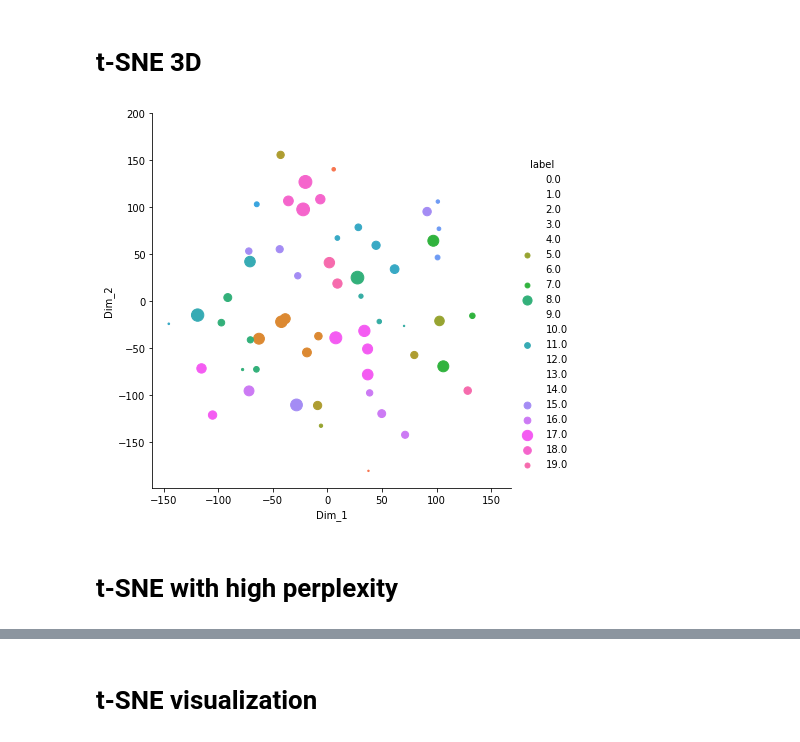
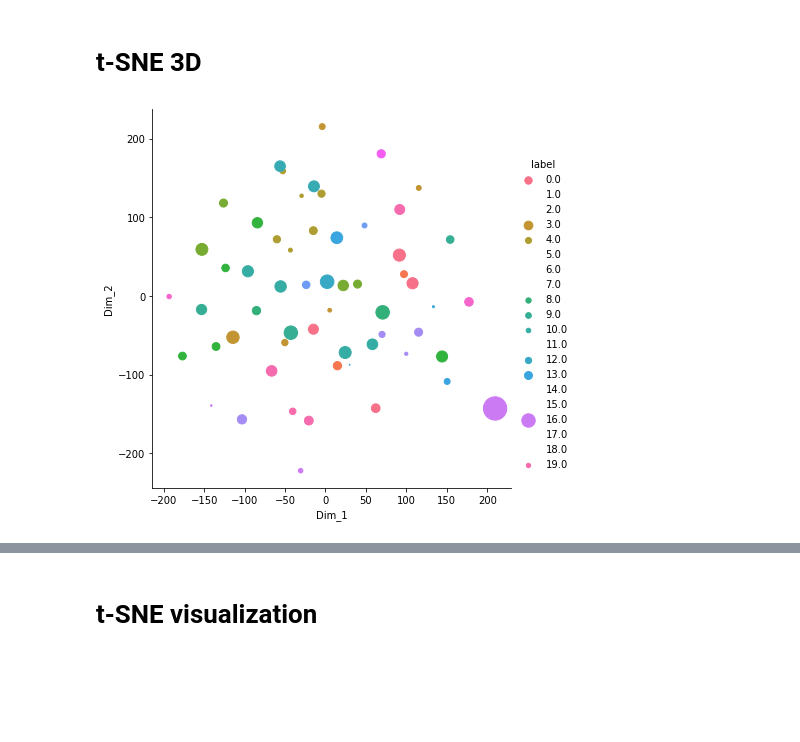
Before and after one commit to SRatna/RAML-morphed-faces, a Jupyter notebook: feature_extraction.ipynb, the cells around one changed output, grey strips where cells are left out. Saved outputs shown, nothing was run; the diff lists cells and outputs as text; code cells hidden in the pictures; blank space fills up the shorter version.

Commit message:
experimented with different perplexity value for tsne

```diff
--- a/feature_extraction.ipynb
+++ b/feature_extraction.ipynb
@@ -49,7 +49,6 @@ def initialize_model():
     return network
 
 def image_encoding(model, facepaths):
-    print('==> compute image-level feature encoding.')
     num_faces = len(facepaths)
     face_feats = np.empty((num_faces, 2048))
     imgpaths = facepaths
@@ -62,11 +61,9 @@ def image_encoding(model, facepaths):
         end = min((c + 1) * batch_size, num_faces)
         # This is different from the Keras model where the normalization has been done inside the model.
         face_feats[start:end] = f / np.sqrt(np.sum(f ** 2, -1, keepdims=True))
-        if c % 50 == 0:
-            print('-> finish encoding {}/{} images.'.format(c * batch_size, num_faces))
     return face_feats
 # %%
 facepaths = gb.glob('morphs/*.png')
 model_eval = initialize_model()
-face_feats = image_encoding(model_eval, facepaths)
+face_feature_vectors = image_encoding(model_eval, facepaths)
 # %% [output]
@@ -77,7 +72,8 @@ Consider using one of the following signatures instead:
 # %%
-# use face ID as labels
+# use face ID and morph levels as labels
 regex = re.compile(r'\d+')
-labels = np.array([int(regex.findall(facepath)[0]) for facepath in facepaths])
+labels_face_id = np.array([int(regex.findall(facepath)[0]) for facepath in facepaths])
+labels_morph_level = np.array([int(regex.findall(facepath)[1]) for facepath in facepaths])
 # %% [markdown]
 # PCA
 # %%
@@ -120,24 +233,16 @@ plt.show()
 # %% [markdown]
 # t-SNE 3D
 # %%
-model = TSNE(n_components=3, random_state=0, perplexity=10)
-# configuring the parameteres
-# the number of components = 2
-# default perplexity = 30
-# default learning rate = 200
-# default Maximum number of iterations for the optimization = 1000
-
-tsne_data = model.fit_transform(face_feats)
+tsne_3d = TSNE(n_components=3, random_state=0, perplexity=25)
+tsne_data = tsne_3d.fit_transform(face_feature_vectors)
 
 
 # creating a new data frame which help us in ploting the result data
-tsne_data = np.vstack((tsne_data.T, labels)).T
+tsne_data = np.vstack((tsne_data.T, labels_face_id)).T
 tsne_df = pd.DataFrame(data=tsne_data, columns=("Dim_1", "Dim_2",  "Dim_3", "label"))
 
 # Ploting the result of tsne
 sn.FacetGrid(tsne_df, hue="label", height=6).map(plt.scatter, 'Dim_1', 'Dim_2', 'Dim_3').add_legend()
 plt.show()
 # %% [output]
-[figure, old version]
+[figure, new version]
-# %% [markdown]
-# t-SNE with high perplexity
```
Also changed, not shown: parts of 24 cells of this notebook, 1 other file.
